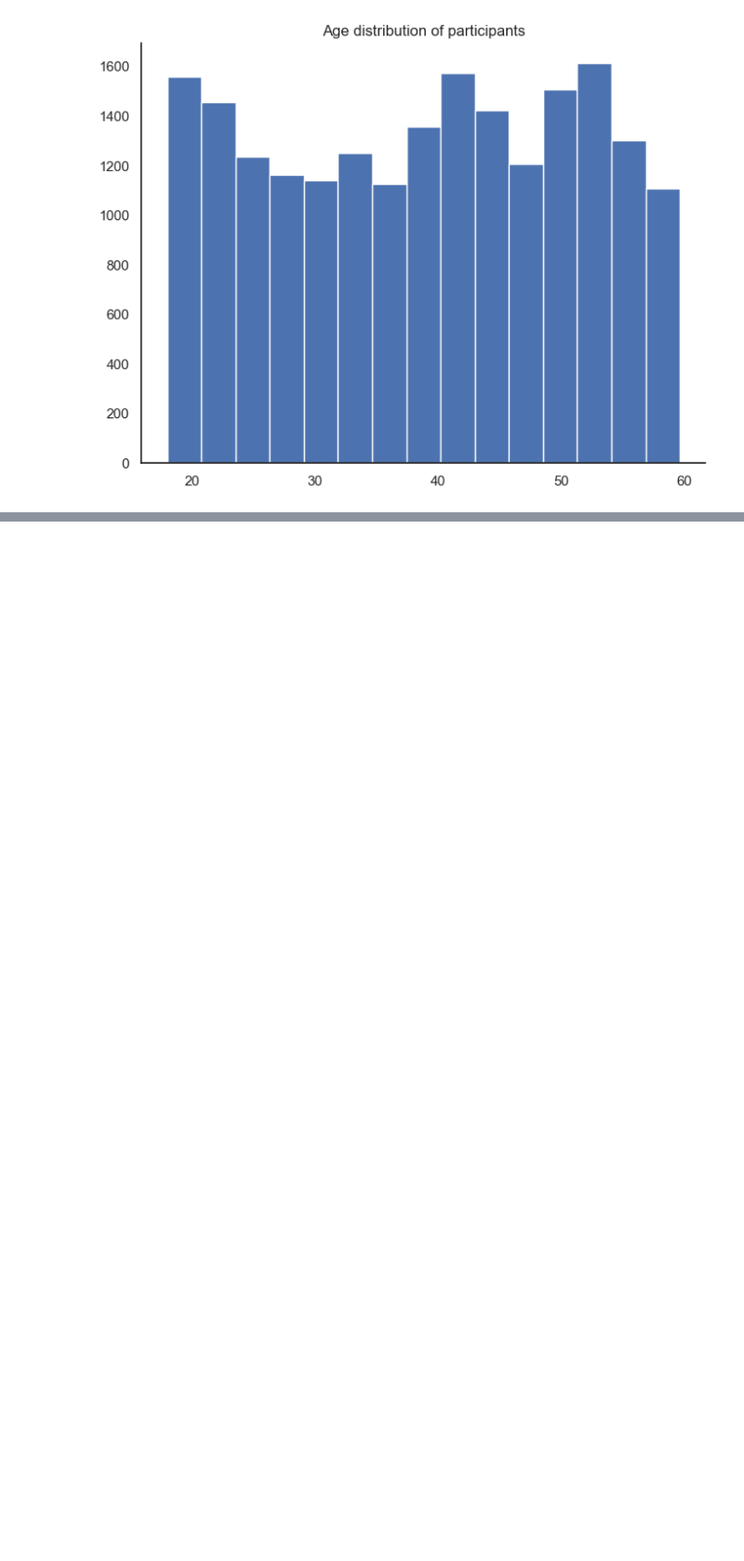
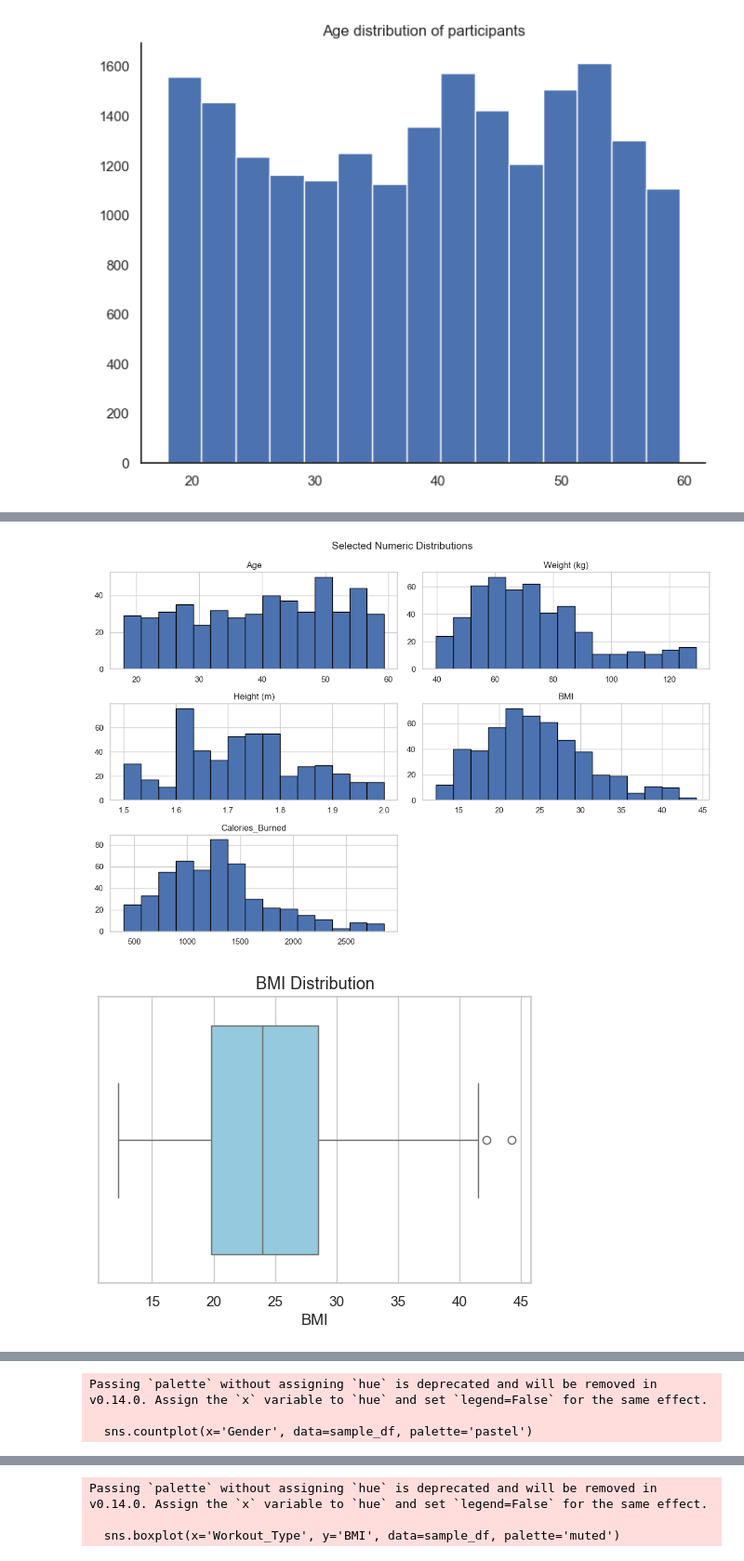
Before and after one commit to anumlk81/DS-project-1, a Jupyter notebook: lifestyle_data.ipynb, the cells around one changed output, grey strips where cells are left out. Shown: that part at 93% size. Drawn from its saved outputs; the diff is of its cells as text; code cells hidden in the pictures; blank space fills up the shorter version.

Commit message:
basic summaries and visualizations

```diff
--- a/lifestyle_data.ipynb
+++ b/lifestyle_data.ipynb
@@ -197,3 +211,6 @@ plt.show()
+# %%
+# Replace inf and -inf with NaN
+cleaned_data.replace([np.inf, -np.inf], np.nan, inplace=True)
 # %%
 # Basic summaries
 print("Shape:", cleaned_data.shape)
@@ -212,0 +248,47 @@ print("\nSkewness numeric (top):\n", skewness.head(10))
+# %%
+# Visualization of distributions and relationships
+sns.set(style='whitegrid')
+
+# Optional: pick a smaller random sample for faster, cleaner plots
+sample_df = cleaned_data.sample(n=min(500, len(cleaned_data)), random_state=42)
+
+# 1️⃣ Histograms for selected numeric features
+numeric_cols = ['Age', 'Weight (kg)', 'Height (m)', 'BMI', 'Calories_Burned']  # choose only a few
+numeric_cols = [c for c in numeric_cols if c in sample_df.columns]  # keep only existing ones
+
+sample_df[numeric_cols].hist(bins=15, figsize=(12,8), edgecolor='black')
+plt.suptitle('Selected Numeric Distributions', fontsize=14)
+plt.tight_layout()
+plt.show()
+
+# 2️⃣ Boxplot example (BMI)
+if 'BMI' in sample_df.columns:
+    plt.figure(figsize=(6,4))
+    sns.boxplot(x=sample_df['BMI'], color='skyblue')
+    plt.title('BMI Distribution', fontsize=13)
+    plt.show()
+
+# 3️⃣ Pairplot (4–5 key variables only)
+cols_for_pairs = [c for c in ['Age','BMI','Calories_Burned','Workout_Frequency (days/week)'] if c in sample_df.columns]
+if len(cols_for_pairs) > 1:
+    sns.pairplot(sample_df[cols_for_pairs], diag_kind='kde', corner=True)
+    plt.suptitle('Pairplot of Selected Features', y=1.02)
+    plt.show()
+
+# 4️⃣ Categorical counts (Gender)
+if 'Gender' in sample_df.columns:
+    plt.figure(figsize=(5,5))
+    sns.countplot(x='Gender', data=sample_df, palette='pastel')
+    plt.title('Gender Distribution', fontsize=13)
+    plt.show()
+
+# 5️⃣ Boxplot by category (BMI by Workout Type)
+if {'BMI', 'Workout_Type'}.issubset(sample_df.columns):
+    plt.figure(figsize=(8,5))
+    sns.boxplot(x='Workout_Type', y='BMI', data=sample_df, palette='muted')
+    plt.title('BMI by Workout Type', fontsize=13)
+    plt.xticks(rotation=45)
+    plt.show()
+# %% [output]
+[figure, added]
+[figure, added]
@@ -212,0 +296,3 @@ print("\nSkewness numeric (top):\n", skewness.head(10))
+Passing `palette` without assigning `hue` is deprecated and will be removed in v0.14.0. Assign the `x` variable to `hue` and set `legend=False` for the same effect.
+
+  sns.countplot(x='Gender', data=sample_df, palette='pastel')
@@ -212,0 +300,3 @@ print("\nSkewness numeric (top):\n", skewness.head(10))
+Passing `palette` without assigning `hue` is deprecated and will be removed in v0.14.0. Assign the `x` variable to `hue` and set `legend=False` for the same effect.
+
+  sns.boxplot(x='Workout_Type', y='BMI', data=sample_df, palette='muted')
```
Also changed, not shown: parts of 3 cells of this notebook.
